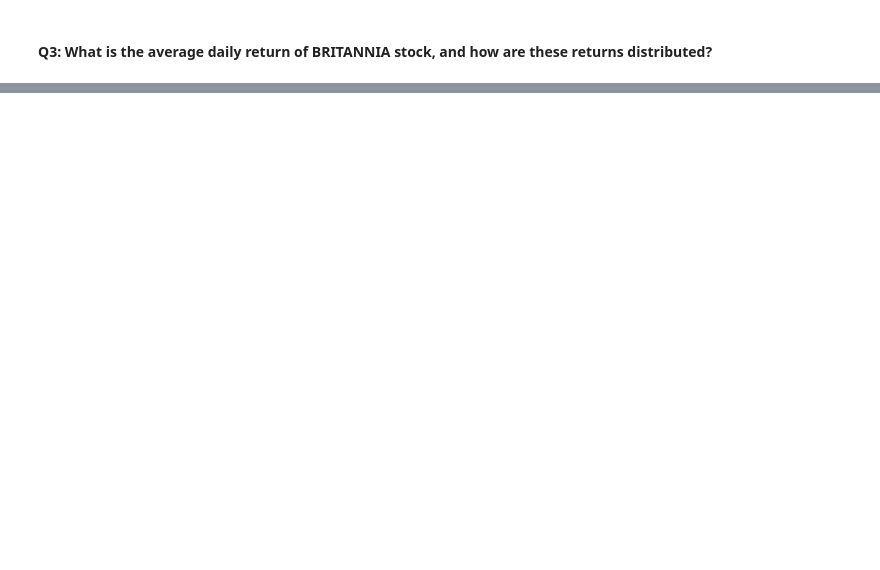
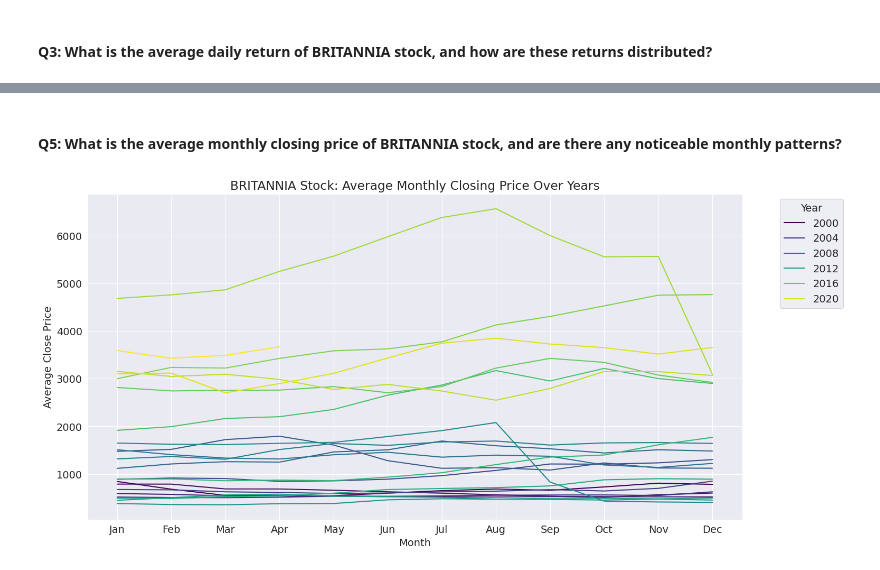
Before and after one commit to AHTHneeuhl/.config, a Jupyter notebook: zerotopandas_course_project_starter.ipynb, the cells around one changed output, grey strips where cells are left out. Drawn from its saved outputs; the diff is of its cells as text; code cells hidden in the pictures; blank space fills up the shorter version.

```diff
--- a/zerotopandas_course_project_starter.ipynb
+++ b/zerotopandas_course_project_starter.ipynb
@@ -464,0 +498,22 @@ The average daily return provides a general sense of the stock's daily performan
+# %% [markdown]
+#### Q5: What is the average monthly closing price of BRITANNIA stock, and are there any noticeable monthly patterns?
+# %%
+# Extract year and month from the Date column
+britannia_cleaned['Year'] = britannia_cleaned['Date'].dt.year
+britannia_cleaned['Month'] = britannia_cleaned['Date'].dt.month
+
+# Calculate the average monthly closing price
+average_monthly_close = britannia_cleaned.groupby(['Year', 'Month'])['Close'].mean().reset_index()
+
+# Plotting average monthly closing price
+plt.figure(figsize=(16, 8))
+sns.lineplot(data=average_monthly_close, x='Month', y='Close', hue='Year', palette='viridis')
+plt.title('BRITANNIA Stock: Average Monthly Closing Price Over Years')
+plt.xlabel('Month')
+plt.ylabel('Average Close Price')
+plt.xticks(ticks=range(1, 13), labels=['Jan', 'Feb', 'Mar', 'Apr', 'May', 'Jun', 'Jul', 'Aug', 'Sep', 'Oct', 'Nov', 'Dec'])
+plt.legend(title='Year', bbox_to_anchor=(1.05, 1), loc='upper left')
+plt.grid(True)
+plt.show()
+# %% [output]
+[figure, added]
```
Also changed, not shown: parts of 36 cells of this notebook.
